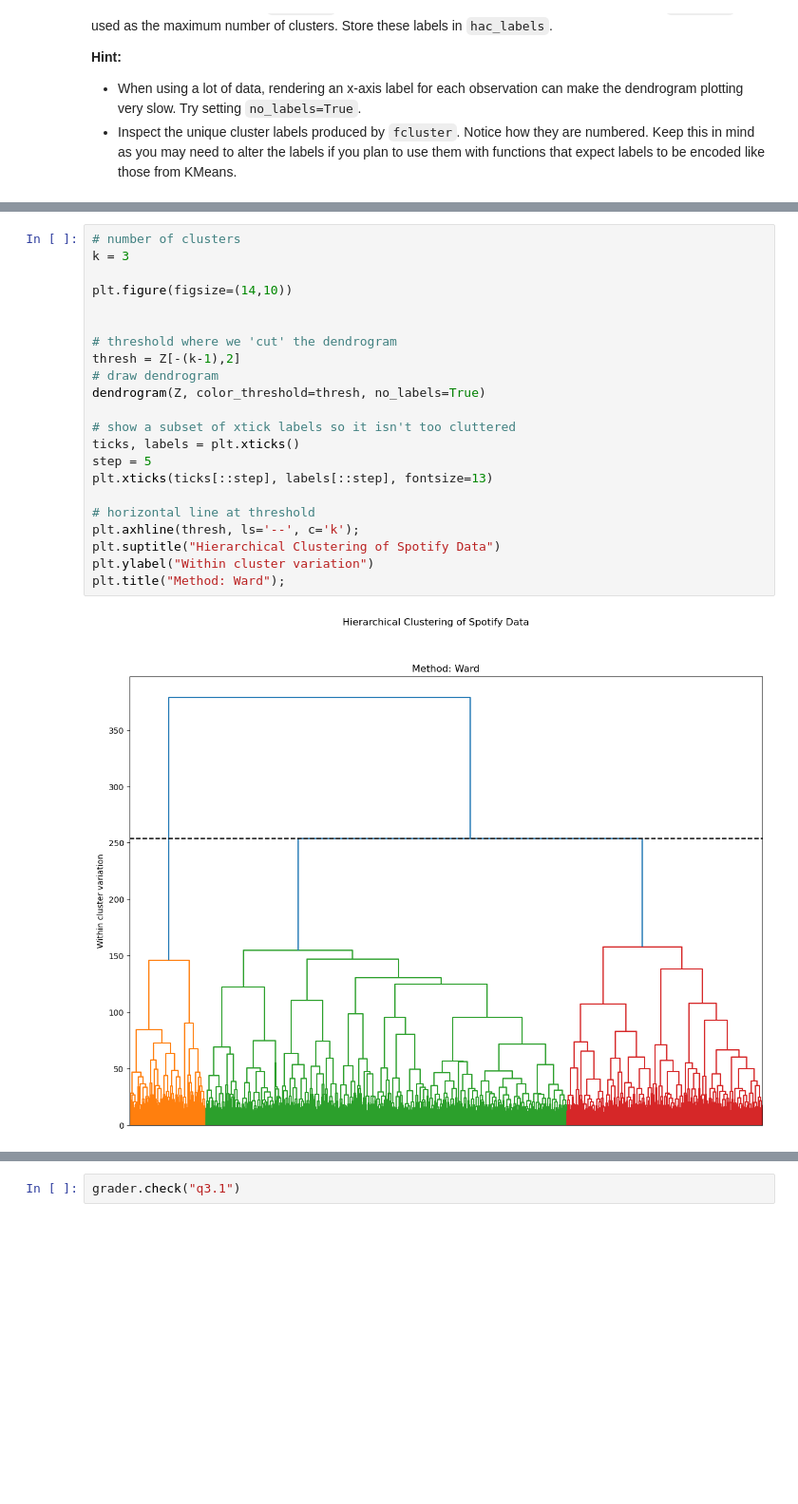
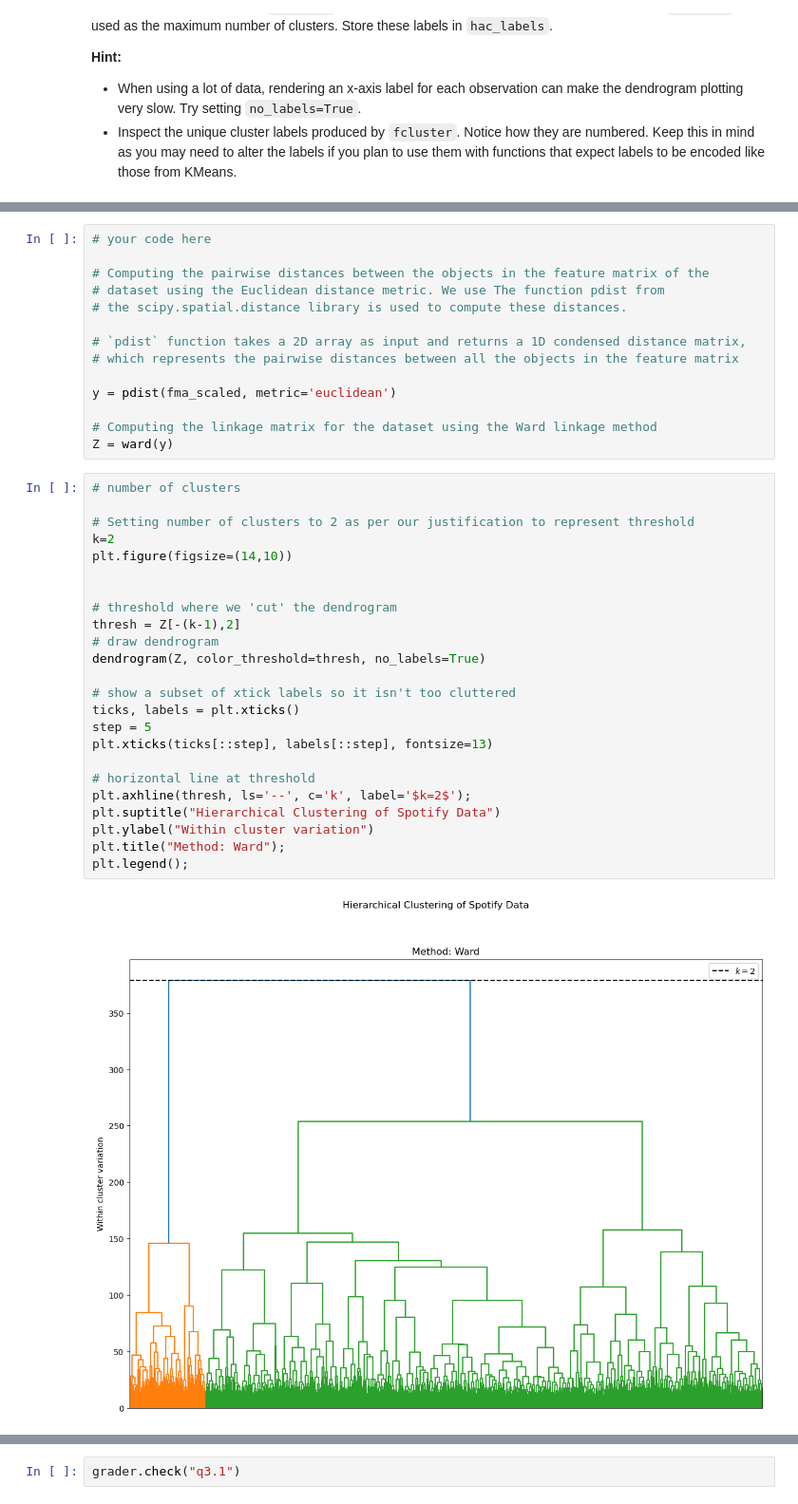
Before and after one commit to jamesliounis/Harvard-Deep-Learning, a Jupyter notebook: cs109b_hw1/cs109b_hw1.ipynb, the cells around one changed output, grey strips where cells are left out. Shown at 95% size. Cells and saved outputs as stored; diff of their text form; blank space fills up the shorter version.

```diff
--- a/cs109b_hw1/cs109b_hw1.ipynb
+++ b/cs109b_hw1/cs109b_hw1.ipynb
@@ -553,24 +548,40 @@ Z = ward(y)
+# %%
+# your code here
+
+# Computing the pairwise distances between the objects in the feature matrix of the
+# dataset using the Euclidean distance metric. We use The function pdist from
+# the scipy.spatial.distance library is used to compute these distances.
+
+# `pdist` function takes a 2D array as input and returns a 1D condensed distance matrix,
+# which represents the pairwise distances between all the objects in the feature matrix
+
+y = pdist(fma_scaled, metric='euclidean')
+
+# Computing the linkage matrix for the dataset using the Ward linkage method
+Z = ward(y)
 # %%
 # number of clusters
-k = 3
 
+# Setting number of clusters to 2 as per our justification to represent threshold
+k=2
 plt.figure(figsize=(14,10))
 
 
 # threshold where we 'cut' the dendrogram
 thresh = Z[-(k-1),2]
 # draw dendrogram
 dendrogram(Z, color_threshold=thresh, no_labels=True)
 
 # show a subset of xtick labels so it isn't too cluttered
 ticks, labels = plt.xticks()
 step = 5
 plt.xticks(ticks[::step], labels[::step], fontsize=13)
 
 # horizontal line at threshold
-plt.axhline(thresh, ls='--', c='k');
+plt.axhline(thresh, ls='--', c='k', label='$k=2$');
 plt.suptitle("Hierarchical Clustering of Spotify Data")
 plt.ylabel("Within cluster variation")
 plt.title("Method: Ward");
+plt.legend();
 # %% [output]
-[figure, old version]
+[figure, new version]
```
Also changed, not shown: parts of 35 cells of this notebook.
